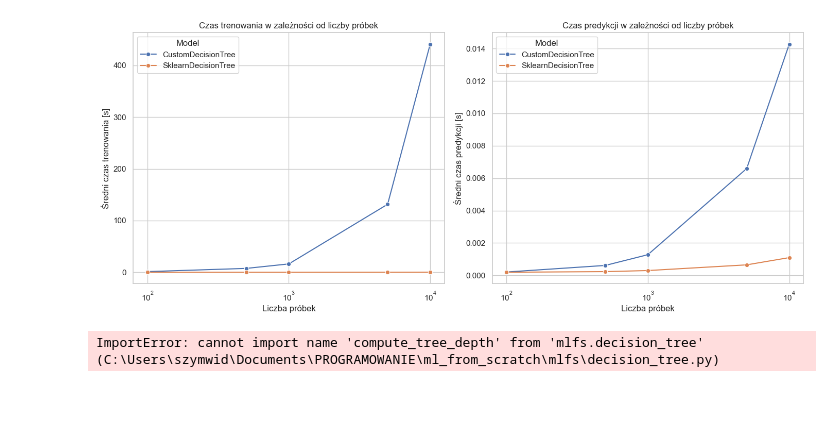
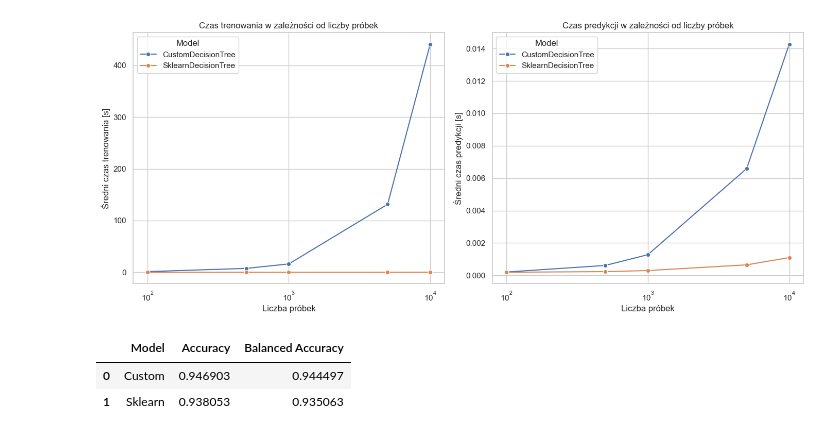
Before and after one commit to viderson/ml_from_scratch, a Jupyter notebook: notebooks/compare_decision_tree.ipynb, the cells around one changed output. Drawn from its saved outputs; the diff is of its cells as text; code cells hidden in the pictures; blank space fills up the shorter version.

```diff
--- a/notebooks/compare_decision_tree.ipynb
+++ b/notebooks/compare_decision_tree.ipynb
@@ -295,12 +278,41 @@ def compare_tree_complexity(custom_model, sklearn_model):
-# %%
-from mlfs.decision_tree import compute_tree_depth, count_leaves, count_nodes
-custom_model = CustomDecisionTree(min_samples=2, max_depth=5)
-custom_model.fit(X_train, y_train)
-
-sklearn_model = DecisionTreeClassifier(max_depth=5)
-sklearn_model.fit(X_train, y_train)
-
-df_complexity = compare_tree_complexity(custom_model, sklearn_model)
-print(df_complexity)
-# %% [output]
-ImportError: cannot import name 'compute_tree_depth' from 'mlfs.decision_tree' (C:\Users\szymwid\Documents\PROGRAMOWANIE\ml_from_scratch\mlfs\decision_tree.py)
+# %%
+import pandas as pd
+from mlfs.decision_tree import DecisionTree as CustomDecisionTree
+from sklearn.tree import DecisionTreeClassifier as SklearnDecisionTree
+from mlfs.metrics import (
+    accuracy as custom_accuracy,
+    balanced_accuracy as custom_balanced_accuracy
+)
+from sklearn.metrics import (
+    accuracy_score,
+    balanced_accuracy_score
+)
+
+custom_model = CustomDecisionTree(min_samples=2, max_depth=5)
+custom_model.fit(X_train, y_train)
+
+sk_model = SklearnDecisionTree(max_depth=5)
+sk_model.fit(X_train, y_train)
+
+y_pred_custom = custom_model.predict(X_test)
+y_pred_sk     = sk_model.predict(X_test)
+
+y_true = np.array(y_test).ravel()
+
+acc_c  = custom_accuracy(y_true, y_pred_custom)
+balacc_c = custom_balanced_accuracy(y_true, y_pred_custom)
+
+acc_s  = accuracy_score(y_true, y_pred_sk)
+balacc_s = balanced_accuracy_score(y_true, y_pred_sk)
+
+df_results = pd.DataFrame({
+    'Model':            ['Custom',       'Sklearn'],
+    'Accuracy':         [acc_c,          acc_s],
+    'Balanced Accuracy':[balacc_c,       balacc_s]
+})
+
+display(df_results)
+# %% [output]
+|  | Model | Accuracy | Balanced Accuracy |
+| 0 | Custom | 0.946903 | 0.944497 |
+| 1 | Sklearn | 0.938053 | 0.935063 |
```
Also changed, not shown: parts of 1 cell of this notebook, 1 other file.
